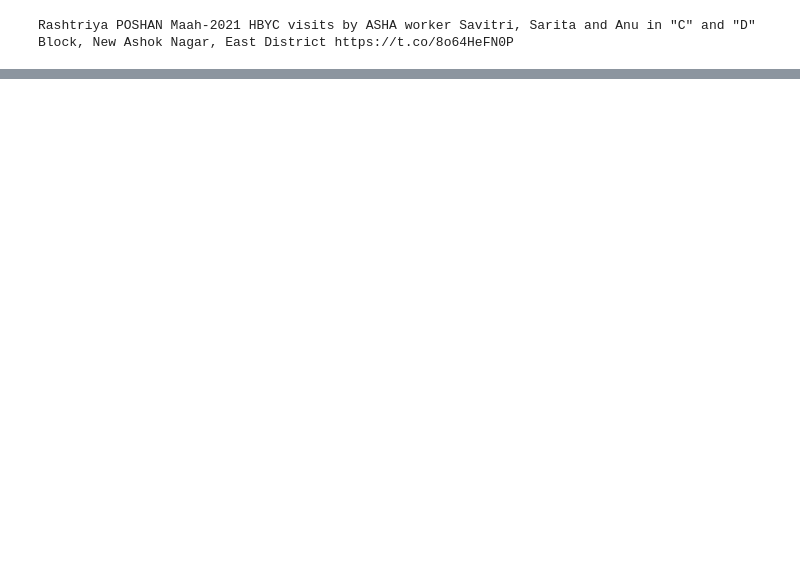
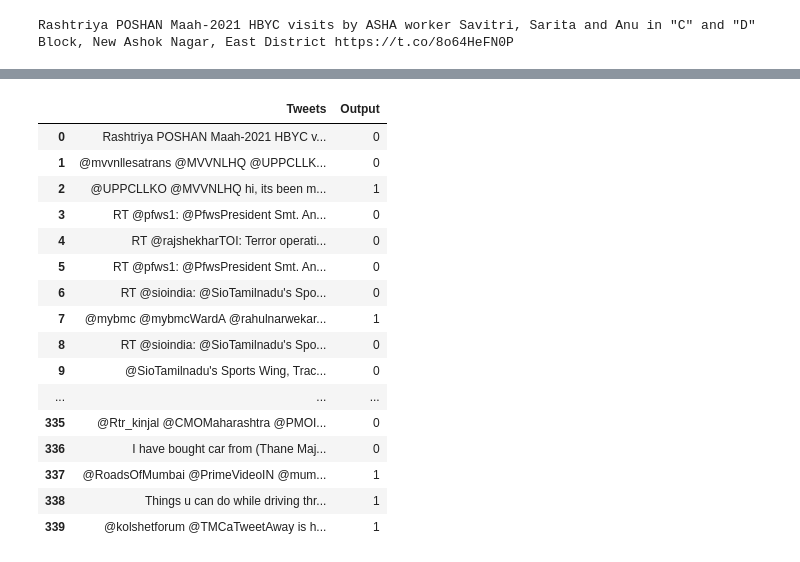
Before and after one commit to R-A-N-N/Final-Year-Project, a Jupyter notebook: Twitter_Problem_Detection.ipynb, the cells around one changed output, grey strips where cells are left out. Cells and saved outputs as stored; diff of their text form; code cells hidden in the pictures; blank space fills up the shorter version.

```diff
--- a/Twitter_Problem_Detection.ipynb
+++ b/Twitter_Problem_Detection.ipynb
@@ -275,0 +238,7 @@ TypeError: ignored
+# %%
+# removes emojis from entire frame
+df1 = tweet_df.astype(str).apply(lambda x: x.str.encode('ascii', 'ignore').str.decode('ascii'))
+
+pd.set_option("display.max_colwidth", -1)
+pd.set_option('display.max_rows', df.shape[0]+1)
+df1
@@ -275,0 +265,9 @@ TypeError: ignored
+# %%
+# Load dataset
+def load_data():
+    data = pd.read_csv('/content/drive/MyDrive/Twitter Problem Detection/training_dataset.csv')
+    return data
+
+# convert to dataframe
+df2 = load_data()
+df2.head()
@@ -275,0 +281,29 @@ TypeError: ignored
+# %%
+# remove links
+df2['Tweets'] = df2['Tweets'].apply(lambda x: re.split('https:\/\/.*', str(x))[0])
+
+# remove emoji
+df_final = df2.astype(str).apply(lambda x: x.str.encode('ascii', 'ignore').str.decode('ascii'))
+
+# print df
+pd.set_option("display.max_colwidth", -1)
+pd.set_option('display.max_rows', df_final.shape[0]+1)
+df_final
+# %% [output]
+|  | Tweets | Output |
+| 0 | Rashtriya POSHAN Maah-2021 HBYC v... | 0 |
+| 1 | @mvvnllesatrans @MVVNLHQ @UPPCLLK... | 0 |
+| 2 | @UPPCLLKO @MVVNLHQ hi, its been m... | 1 |
+| 3 | RT @pfws1: @PfwsPresident Smt. An... | 0 |
+| 4 | RT @rajshekharTOI: Terror operati... | 0 |
+| 5 | RT @pfws1: @PfwsPresident Smt. An... | 0 |
+| 6 | RT @sioindia: @SioTamilnadu's Spo... | 0 |
+| 7 | @mybmc @mybmcWardA @rahulnarwekar... | 1 |
+| 8 | RT @sioindia: @SioTamilnadu's Spo... | 0 |
+| 9 | @SioTamilnadu's Sports Wing, Trac... | 0 |
+| ... | ... | ... |
+| 335 | @Rtr_kinjal @CMOMaharashtra @PMOI... | 0 |
+| 336 | I have bought car from (Thane Maj... | 0 |
+| 337 | @RoadsOfMumbai @PrimeVideoIN @mum... | 1 |
+| 338 | Things u can do while driving thr... | 1 |
+| 339 | @kolshetforum @TMCaTweetAway is h... | 1 |
```
Also changed, not shown: parts of 6 cells of this notebook.
